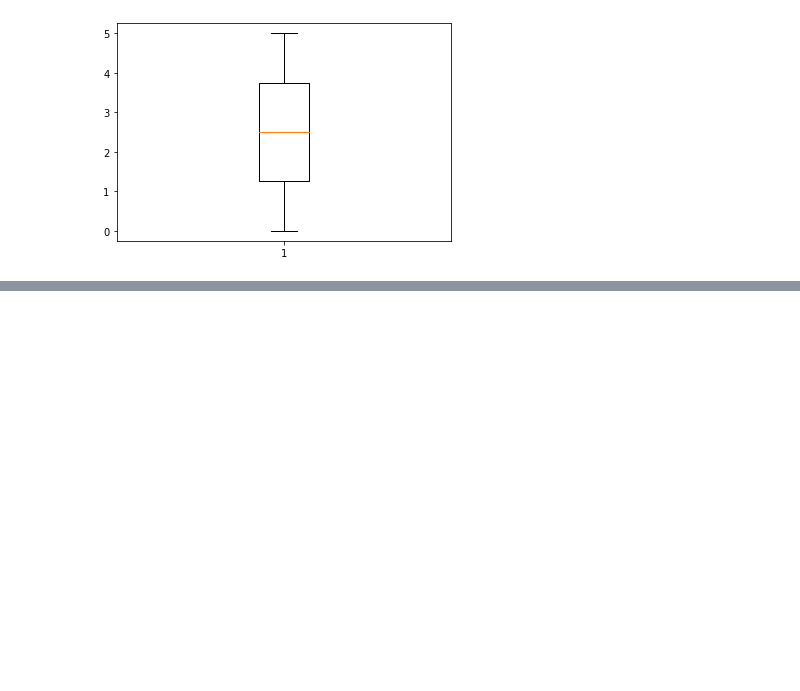
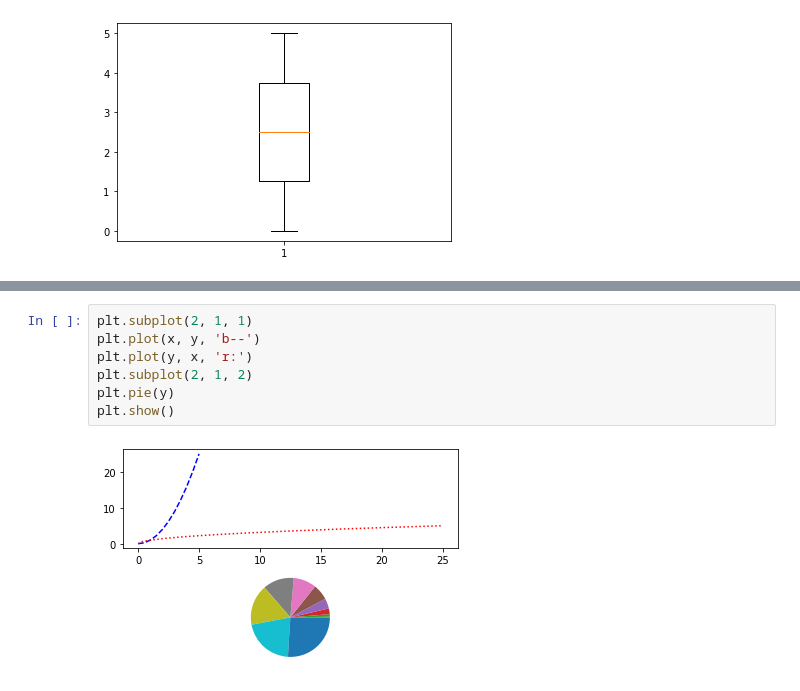
Before and after one commit to DiegoFLM/matplotlib-Seaborn, a Jupyter notebook: pyplot.ipynb, the cells around one changed output, grey strips where cells are left out. Cells and saved outputs as stored; diff of their text form; blank space fills up the shorter version.

```diff
--- a/pyplot.ipynb
+++ b/pyplot.ipynb
@@ -52,0 +91,9 @@ plt.show()
+# %%
+plt.subplot(2, 1, 1)
+plt.plot(x, y, 'b--')
+plt.plot(y, x, 'r:')
+plt.subplot(2, 1, 2)
+plt.pie(y)
+plt.show()
+# %% [output]
+[figure, added]
```
Also changed, not shown: parts of 7 cells of this notebook, 3 other files.
